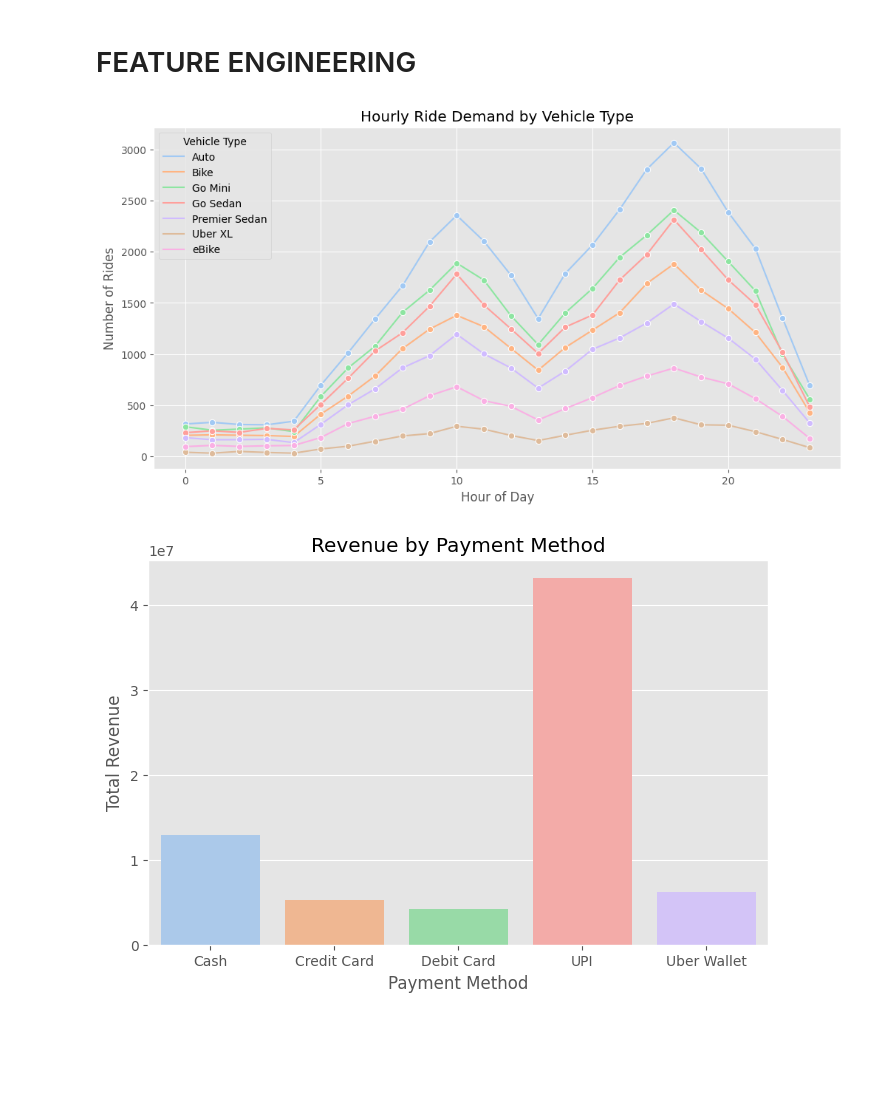
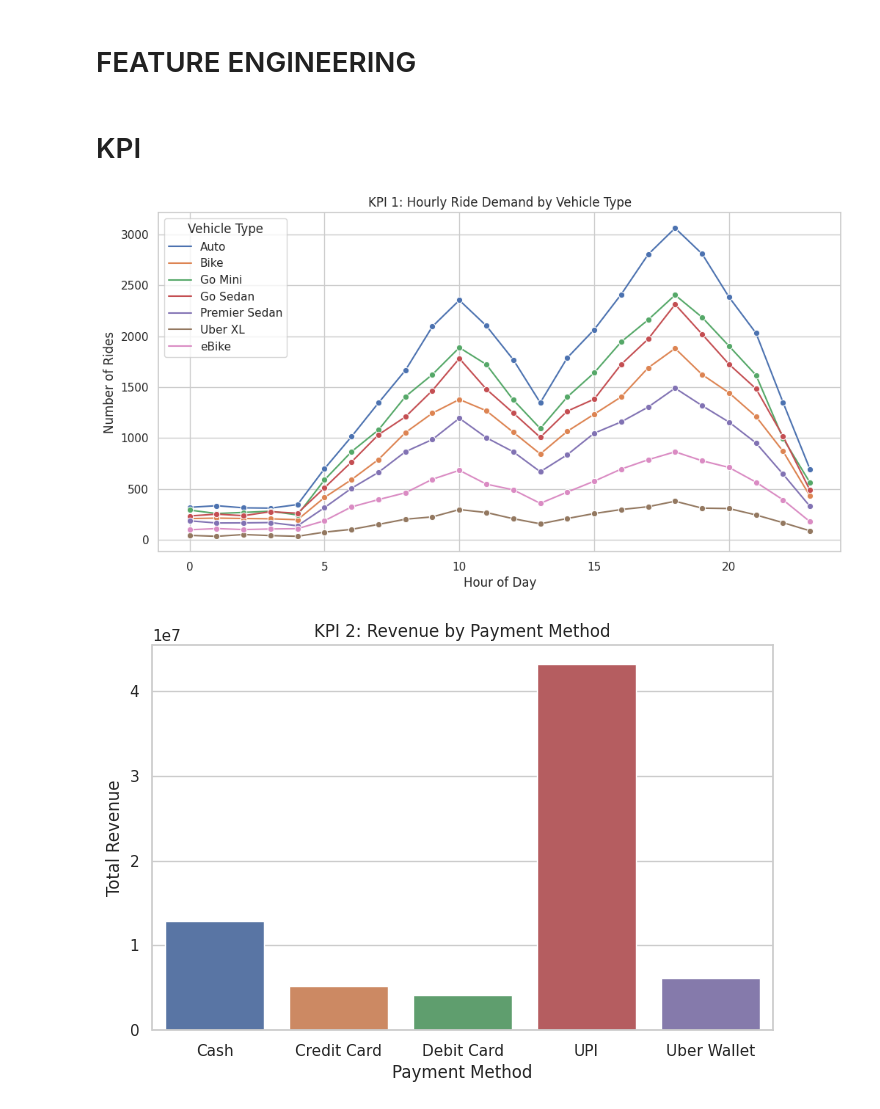
Before and after one commit to EZZY619/kaggle-notebooks-portfolio, a Jupyter notebook: uberdataset.ipynb, the cells around one changed output. Cells and saved outputs as stored; diff of their text form; code cells hidden in the pictures; blank space fills up the shorter version.

```diff
--- a/uberdataset.ipynb
+++ b/uberdataset.ipynb
@@ -381,23 +381,38 @@ rides_per_vehicle_hour = df.groupby(["Hour", "Vehicle Type"])["Booking ID"].coun
 
 # Revenue per payment method
 revenue_per_payment = df.groupby("Payment Method")["Booking Value"].sum().reset_index()
+# %% [markdown]
+# KPI
+# %%
+# Setting clean styles for all chats
+sns.set(style="whitegrid")
 # %%
-# Hourly ride demand by vehicle type
+# Hourly Ride Demand by Vehicle Type
 plt.figure(figsize=(12,6))
-sns.lineplot(x="Hour", y="Trips", hue="Vehicle Type", data=rides_per_vehicle_hour, marker="o")
-plt.title("Hourly Ride Demand by Vehicle Type")
+sns.lineplot(
+    x="Hour",
+    y="Trips",
+    hue="Vehicle Type",
+    data=rides_per_vehicle_hour,
+    marker="o"
+)
+plt.title("KPI 1: Hourly Ride Demand by Vehicle Type")
 plt.xlabel("Hour of Day")
 plt.ylabel("Number of Rides")
 plt.show()
 # %% [output]
-[figure, old version]
+[figure, new version]
 # %%
-# Revenue by payment method
+# Revenue by Payment Method
 plt.figure(figsize=(8,5))
-sns.barplot(x="Payment Method", y="Booking Value", data=revenue_per_payment)
-plt.title("Revenue by Payment Method")
+sns.barplot(
+    x="Payment Method",
+    y="Booking Value",
+    data=revenue_per_payment
+)
+plt.title("KPI 2: Revenue by Payment Method")
 plt.xlabel("Payment Method")
 plt.ylabel("Total Revenue")
 plt.show()
 # %% [output]
-[figure, old version]
+[figure, new version]
```
Also changed, not shown: parts of 3 cells of this notebook.
